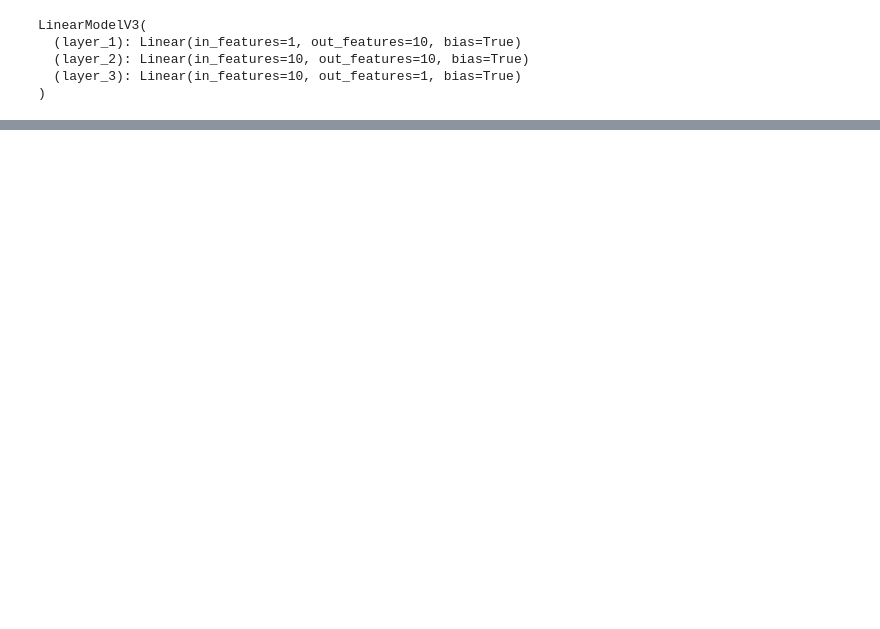
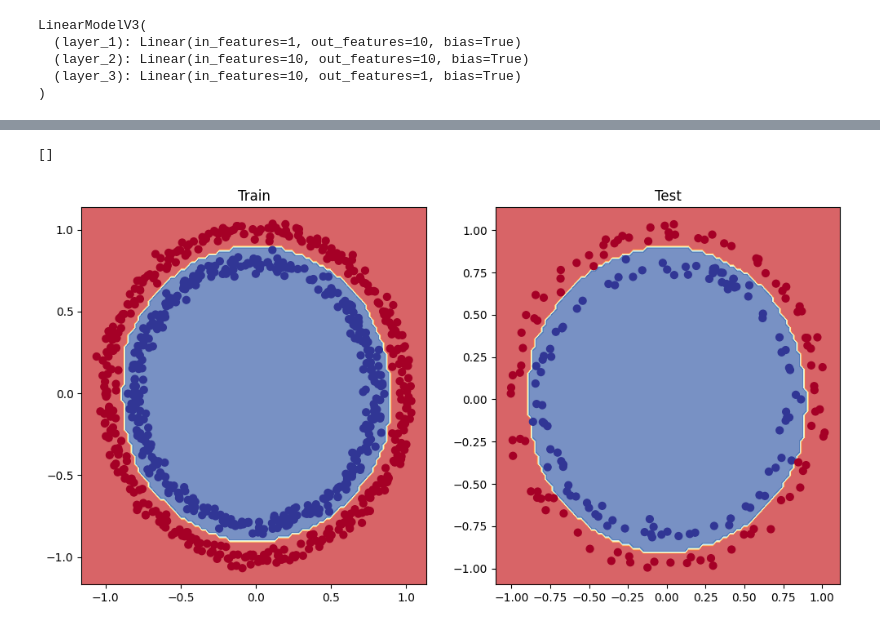
Before and after one commit to phani-x507/DeepLearning, a Jupyter notebook: 02_Neural_network_Classification_with_Pytorch.ipynb, the cells around one changed output, grey strips where cells are left out. Saved outputs shown, nothing was run; the diff lists cells and outputs as text; code cells hidden in the pictures; blank space fills up the shorter version.

```diff
--- a/02_Neural_network_Classification_with_Pytorch.ipynb
+++ b/02_Neural_network_Classification_with_Pytorch.ipynb
@@ -650,0 +710,33 @@ test_pred_reg.size(), y_test_reg.size()
+# %%
+torch.manual_seed(42)
+torch.cuda.manual_seed(42)
+
+epochs = 1000
+
+for epoch in range(epochs):
+  model_3.train()
+
+  m3_ylogits= model_3(X_train).squeeze()
+
+  m3_ypred_probs = torch.sigmoid(m3_ylogits).to(device)
+
+  m3_ypred_round = torch.round(m3_ypred_probs)
+
+  m3_loss = m3_loss_fn (m3_ylogits,y_train)
+
+  m3_acc = accuracy_fn(y_true=y_train, y_pred = m3_ypred_round)
+
+  m3_optimizer.zero_grad()
+  m3_loss.backward()
+  m3_optimizer.step()
+
+  model_3.eval()
+  with torch.inference_mode():
+    m3_test_pred = model_3(X_test).squeeze()
+    m3_test_ypred_probs = torch.sigmoid(m3_test_pred).to(device)
+    m3_test_ypred_round = torch.round(m3_test_ypred_probs)
+    m3_test_loss = m3_loss_fn(m3_test_pred,y_test)
+    m3_test_acc = accuracy_fn(y_true=y_test,y_pred=m3_test_ypred_round)
+
+  if epoch %100 == 0 :
+    print(f"loss = {m3_loss:.5f} | test loss = {m3_test_loss:.5f} | acc = {m3_acc:.2f} | test acc = {m3_test_acc:.2f} epoch = {epoch}")
@@ -650,0 +754,13 @@ test_pred_reg.size(), y_test_reg.size()
+# %%
+plt.figure(figsize = (12,6))
+plt.subplot(1,2,1)
+plt.title("Train")
+plot_decision_boundary(model_3,X_train,y_train)
+plt.subplot(1,2,2)
+plt.title("Test")
+plot_decision_boundary(model_3,X_test,y_test)
+
+plt.plot()
+# %% [output]
+[]
+[figure, added]
```
Also changed, not shown: parts of 34 cells of this notebook.
